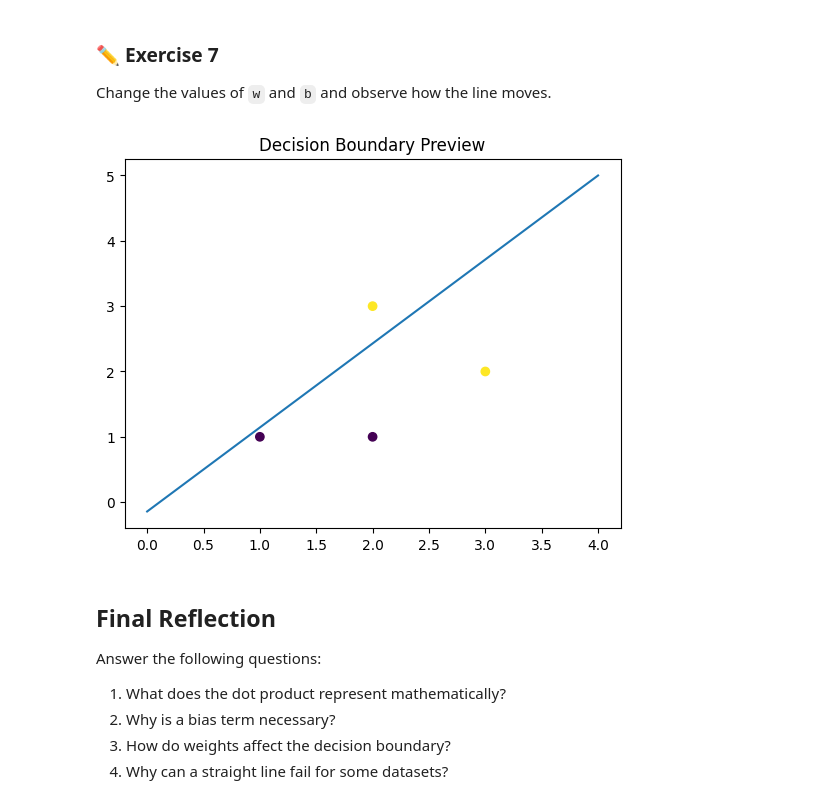
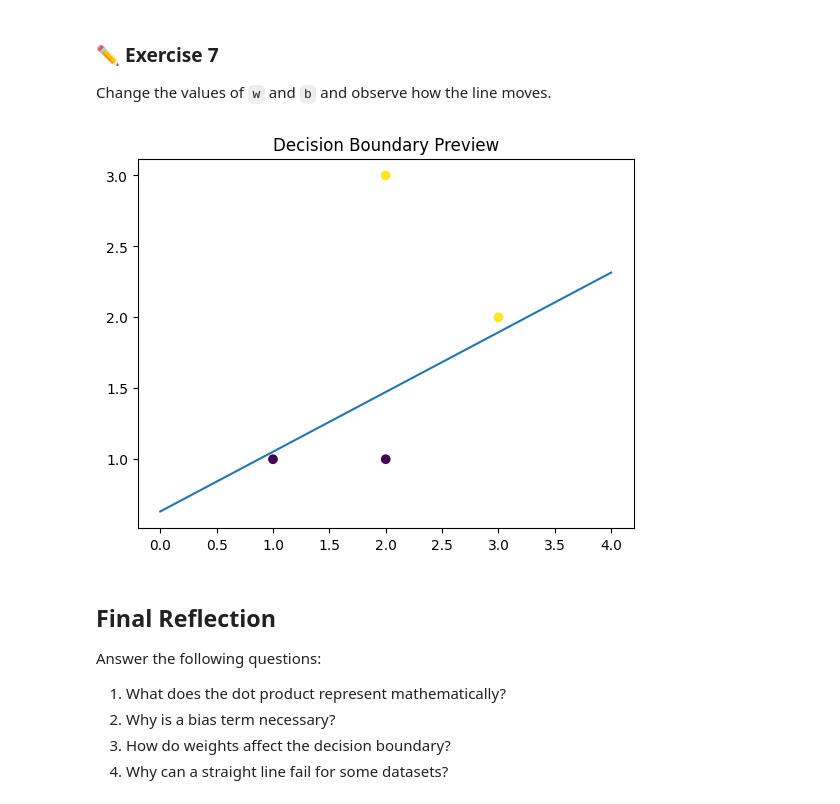
Before and after one commit to anizamey/week2_lab, a Jupyter notebook: Lab_2A_NumPy_Matplotlib_Review.ipynb, the cells around one changed output. Drawn from its saved outputs; the diff is of its cells as text; code cells hidden in the pictures.

```diff
--- a/Lab_2A_NumPy_Matplotlib_Review.ipynb
+++ b/Lab_2A_NumPy_Matplotlib_Review.ipynb
@@ -221,19 +219,19 @@ plt.show()
 Change the values of `w` and `b` and observe how the line moves.
 # %%
 # TODO: experiment here
-w=np.array([0.9,-0.7])
-b=-0.1
+w=np.array([-0.4,0.95])
+b=-0.6
 x_vals = np.linspace(0, 4, 100)
 y_vals = -(w[0] * x_vals + b) / w[1]
 
 
 
 plt.scatter(X[:,0], X[:,1], c=y)
 plt.plot(x_vals, y_vals)
 plt.title("Decision Boundary Preview")
 plt.show()
 # %% [output]
-[figure, old version]
+[figure, new version]
 # %% [markdown]
 ## Final Reflection
 
```
Also changed, not shown: parts of 1 cell of this notebook.
